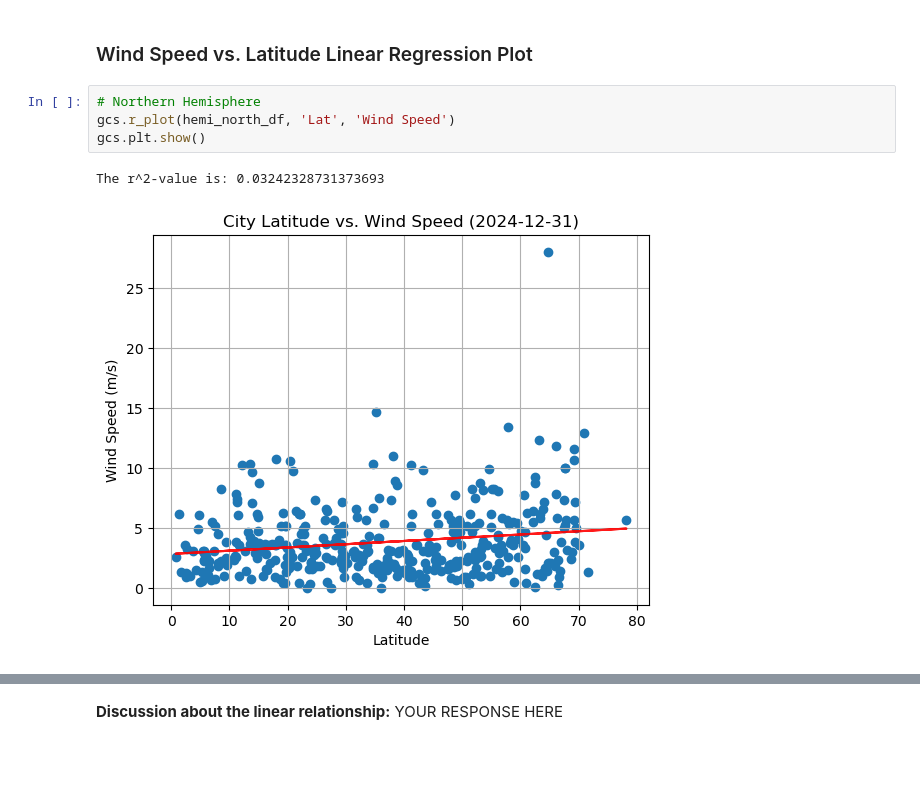
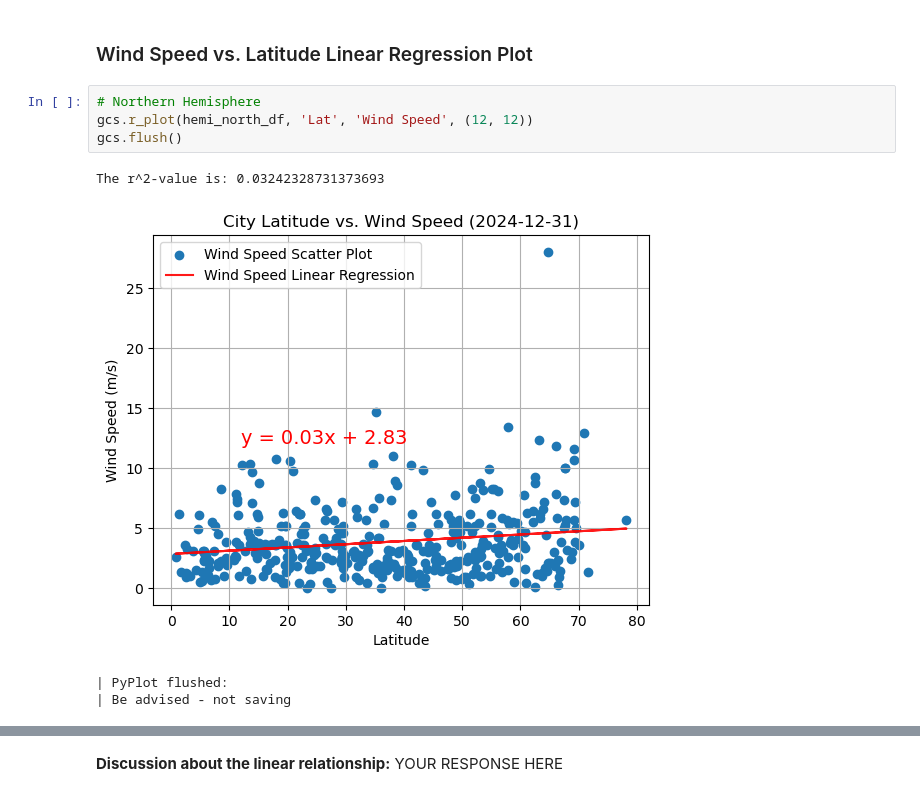
Before and after one commit to Neelka96/python-api-challenge, a Jupyter notebook: WeatherPy/WeatherPy.ipynb, the cells around one changed output, grey strips where cells are left out. Saved outputs shown, nothing was run; the diff lists cells and outputs as text; blank space fills up the shorter version.

```diff
--- a/WeatherPy/WeatherPy.ipynb
+++ b/WeatherPy/WeatherPy.ipynb
@@ -312,10 +323,12 @@ The r^2-value is: 0.043618882259753154
 ### Wind Speed vs. Latitude Linear Regression Plot
 # %%
 # Northern Hemisphere
-gcs.r_plot(hemi_north_df, 'Lat', 'Wind Speed')
-gcs.plt.show()
+gcs.r_plot(hemi_north_df, 'Lat', 'Wind Speed', (12, 12))
+gcs.flush()
 # %% [output]
 The r^2-value is: 0.03242328731373693
-[figure, old version]
+[figure, new version]
+| PyPlot flushed:
+| Be advised - not saving
 # %%
 # Southern Hemisphere
```
Also changed, not shown: parts of 8 cells of this notebook, 1 other file.
